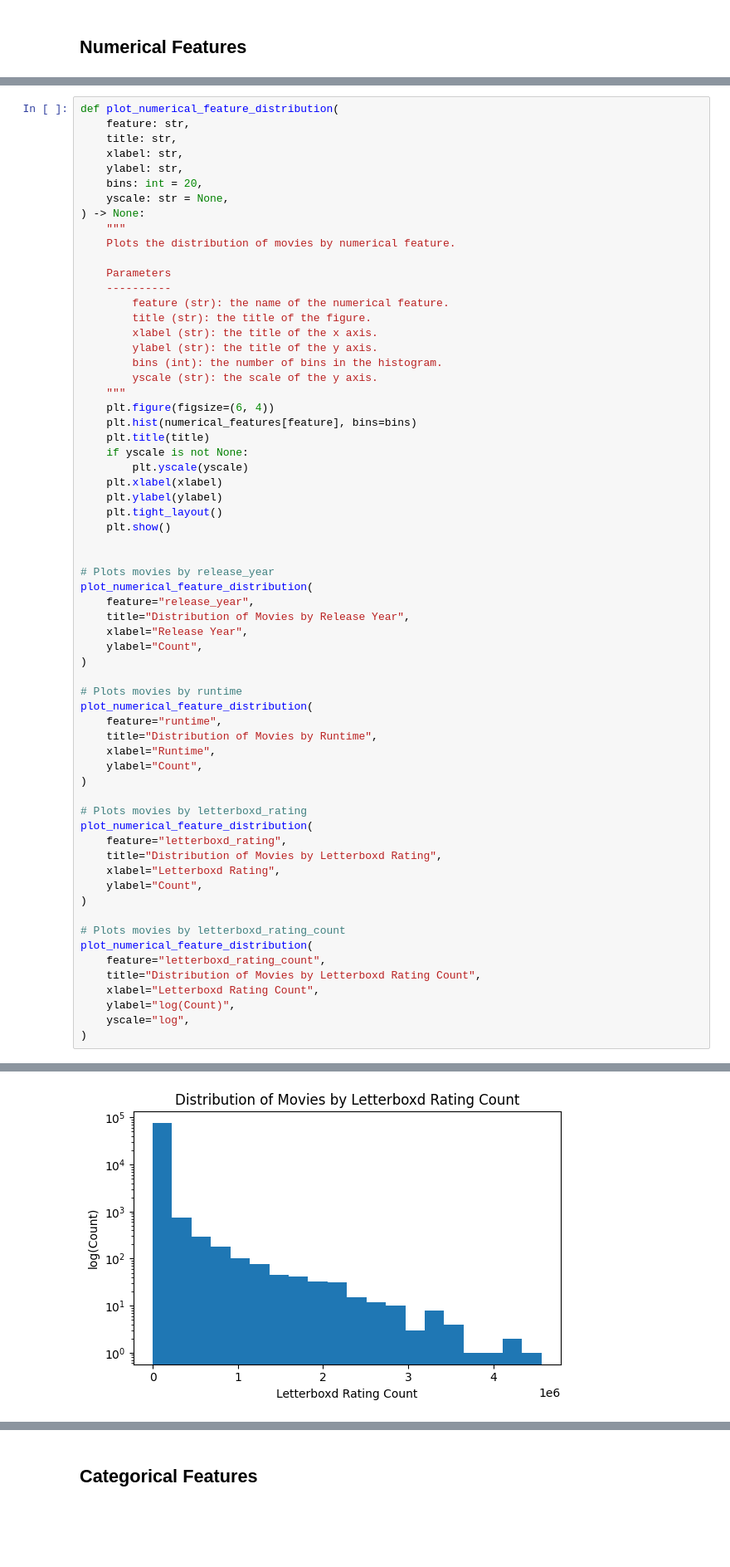
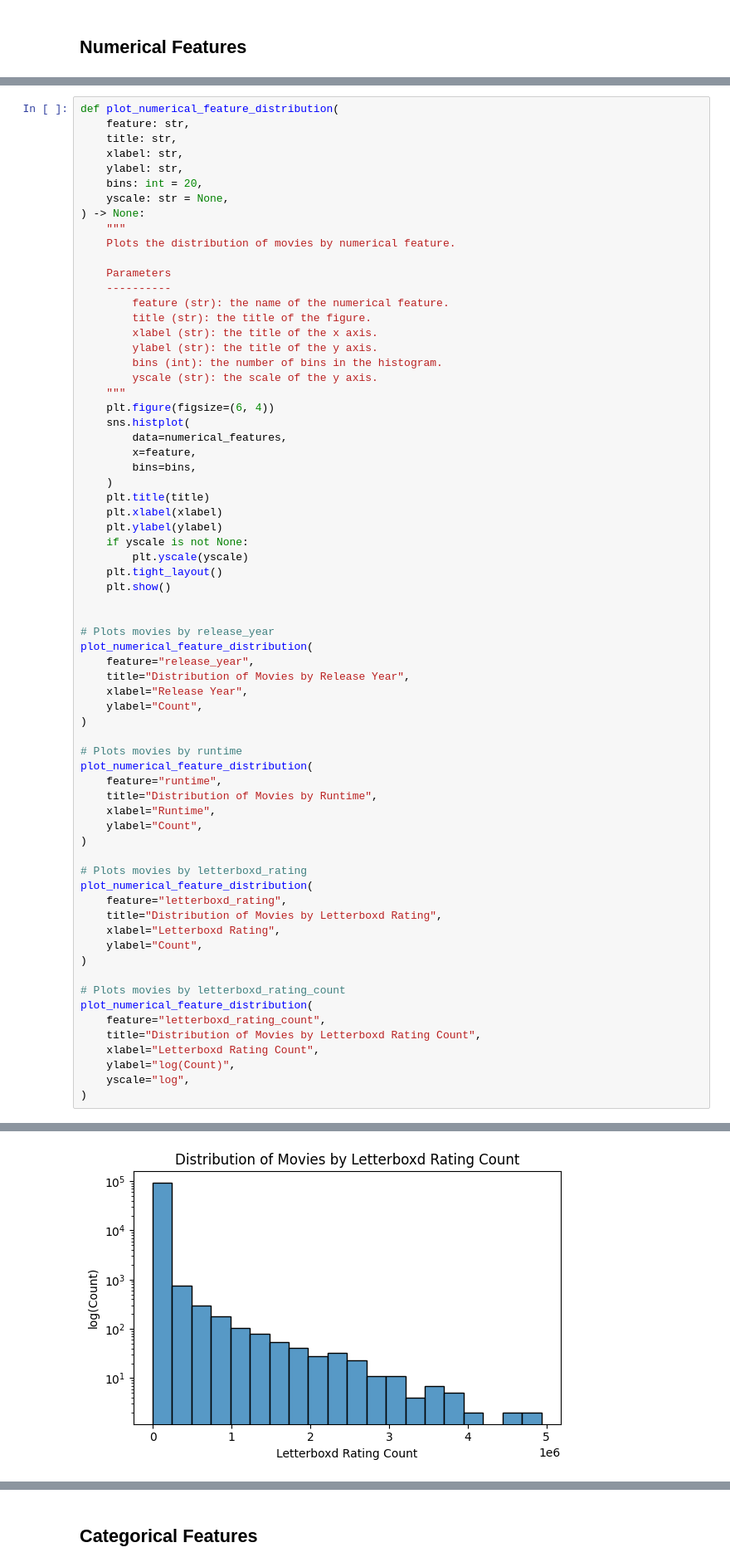
Before and after one commit to victorverma3/Letterboxd-Movie-Recommendations, a Jupyter notebook: backend/eda/feature_exploration.ipynb, the cells around one changed output, grey strips where cells are left out. Shown: that part at 83% size. Cells and saved outputs as stored; diff of their text form; blank space fills up the shorter version.

```diff
--- a/backend/eda/feature_exploration.ipynb
+++ b/backend/eda/feature_exploration.ipynb
@@ -55,12 +69,16 @@ def plot_numerical_feature_distribution(
         yscale (str): the scale of the y axis.
     """
     plt.figure(figsize=(6, 4))
-    plt.hist(numerical_features[feature], bins=bins)
+    sns.histplot(
+        data=numerical_features,
+        x=feature,
+        bins=bins,
+    )
     plt.title(title)
+    plt.xlabel(xlabel)
+    plt.ylabel(ylabel)
     if yscale is not None:
         plt.yscale(yscale)
-    plt.xlabel(xlabel)
-    plt.ylabel(ylabel)
     plt.tight_layout()
     plt.show()
 
@@ -104,4 +122,4 @@ plot_numerical_feature_distribution(
-[figure, old version]
+[figure, new version]
 # %%
 def plot_numerical_feature_boxplot(
     feature: str,
```
Also changed, not shown: parts of 4 cells of this notebook.
